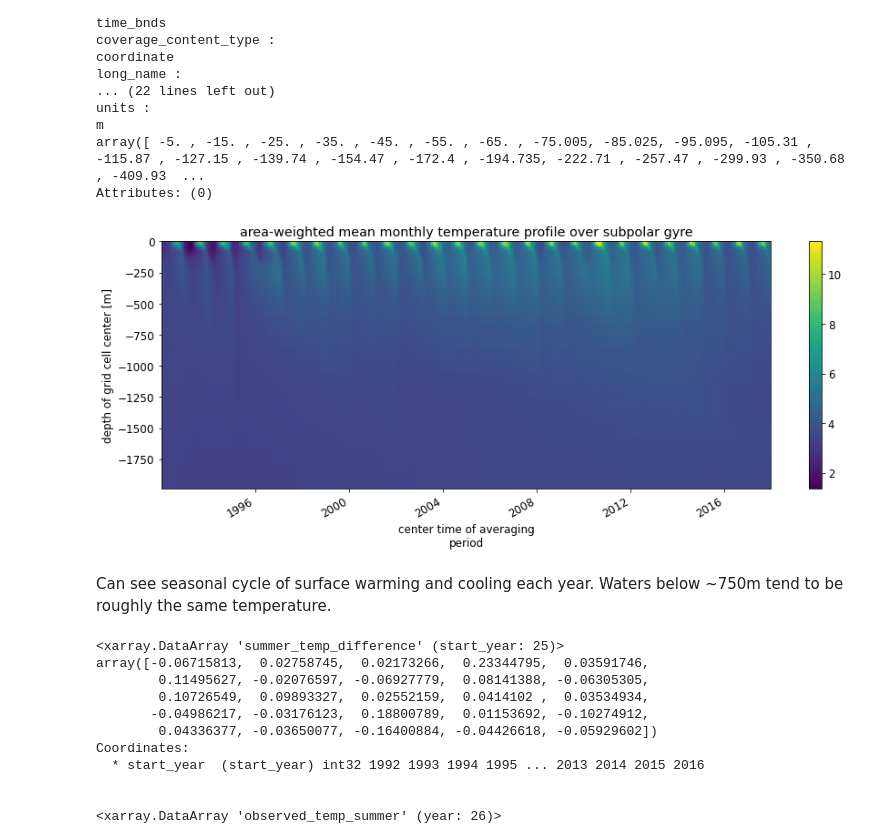
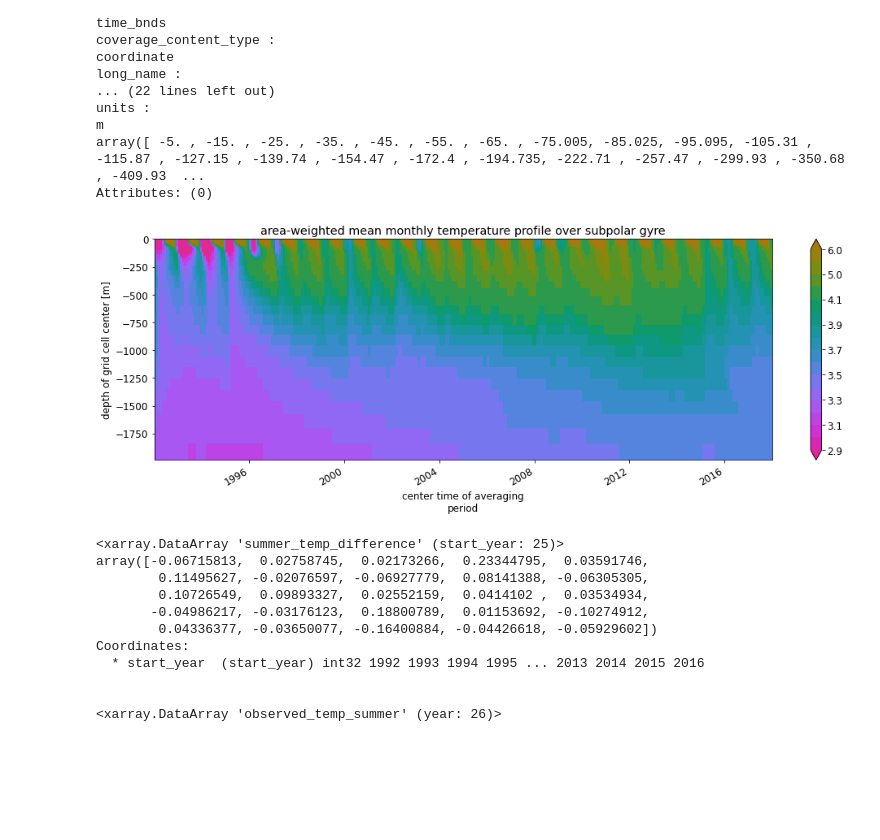
Before and after one commit to mjzahn/ecco, a Jupyter notebook: Zahn Qualifying Exam_edits.ipynb, the cells around one changed output. Cells and saved outputs as stored; diff of their text form; code cells hidden in the pictures; blank space fills up the shorter version.

Commit message:
fix x-axis labels and temp prof colormap

```diff
--- a/Zahn Qualifying Exam_edits.ipynb
+++ b/Zahn Qualifying Exam_edits.ipynb
@@ -770,12 +770,21 @@ m
 array([ -5. , -15. , -25. , -35. , -45. , -55. , -65. , -75.005, -85.025, -95.095, -105.31 , -115.87 , -127.15 , -139.74 , -154.47 , -172.4 , -194.735, -222.71 , -257.47 , -299.93 , -350.68 , -409.93  ...
 Attributes: (0)
 # %%
-theta_gyre_wet_2000m_area_weighted.transpose().plot(figsize=[15,5]);
+import cmocean
+from matplotlib import cm
+from matplotlib.colors import ListedColormap, LinearSegmentedColormap
+
+cmp = cm.get_cmap(cmocean.cm.phase, 512)
+ocean_cmp = ListedColormap(cmp(np.linspace(0.25, 1, 256)), name='ocean_cmp')
+
+viridisBig = cm.get_cmap('viridis', 512)
+newcmp = ListedColormap(viridisBig(np.linspace(0.25, 0.75, 256)))
+
+bounds=[2.9,3,3.1,3.2,3.3,3.4,3.5,3.6,3.7,3.8,3.9,4,4.1,4.5,5,5.5,6]
+theta_gyre_wet_2000m_area_weighted.transpose().plot.pcolormesh(figsize=[17,5],levels=bounds,cmap=ocean_cmp)
 plt.title('area-weighted mean monthly temperature profile over subpolar gyre');
 # %% [output]
-[figure, old version]
+[figure, new version]
-# %% [markdown]
-Can see seasonal cycle of surface warming and cooling each year. Waters below ~750m tend to be roughly the same temperature.
 # %%
 # calculate the observed temperature difference (June to June) before and after winter season (successive years)
 
```
Also changed, not shown: parts of 1 cell of this notebook, 1 other file.
